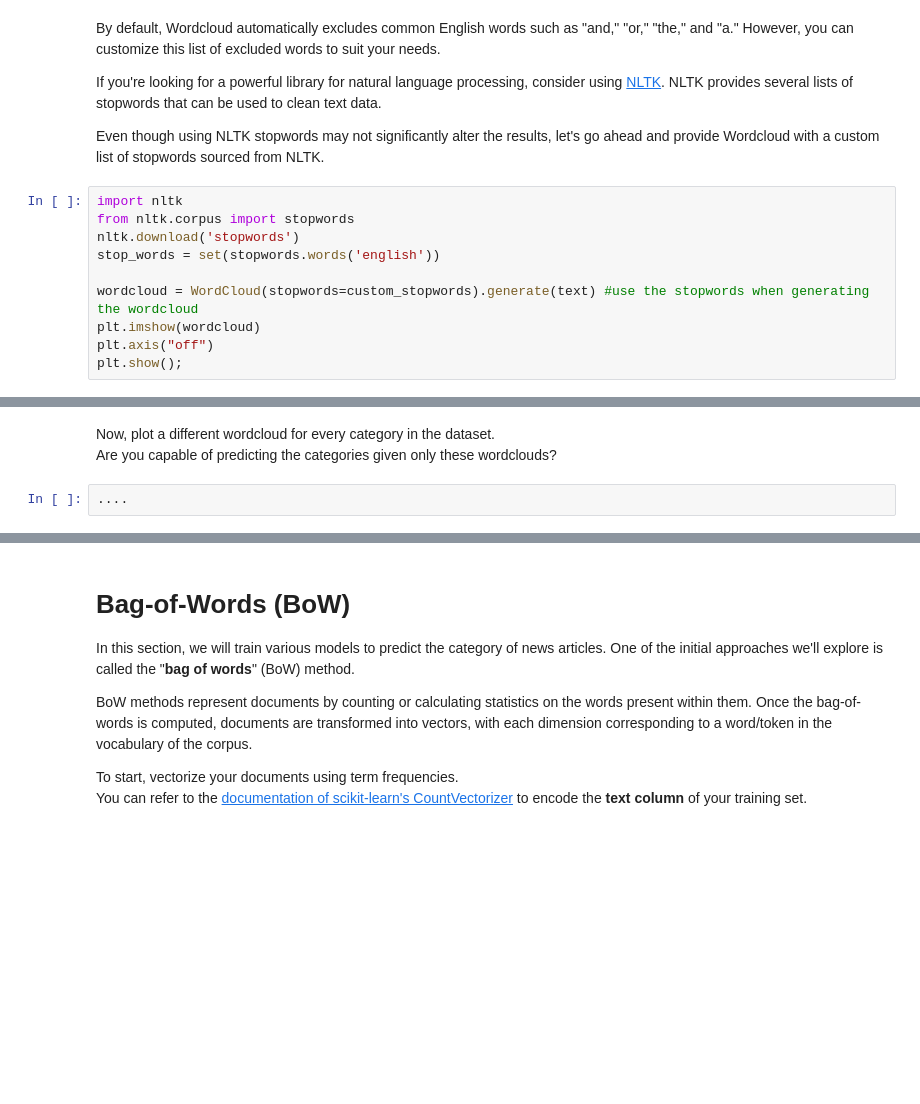
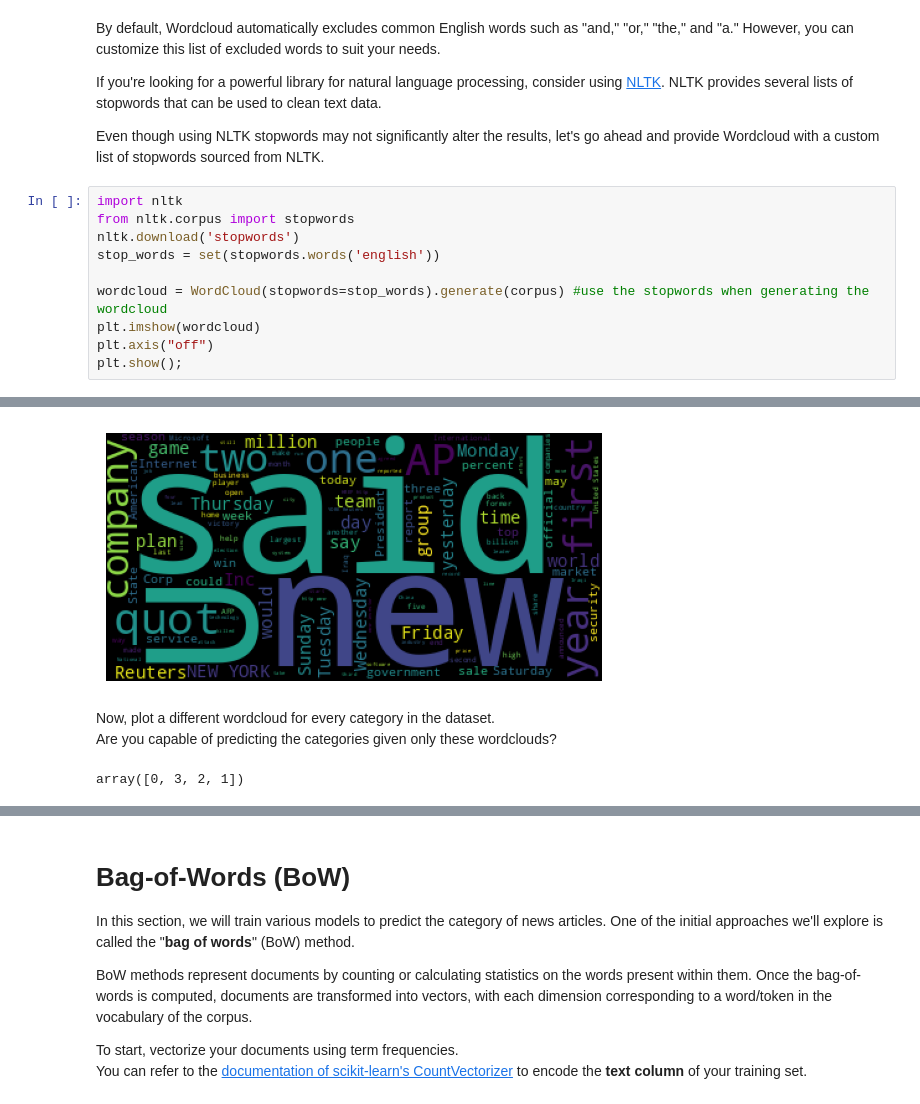
Before and after one commit to MaxMosh/AIF, a Jupyter notebook: nlp/AIF_nlp.ipynb, the cells around one changed output, grey strips where cells are left out. Saved outputs shown, nothing was run; the diff lists cells and outputs as text; blank space fills up the shorter version.

```diff
--- a/nlp/AIF_nlp.ipynb
+++ b/nlp/AIF_nlp.ipynb
@@ -90,7 +90,8 @@ from nltk.corpus import stopwords
 nltk.download('stopwords')
 stop_words = set(stopwords.words('english'))
 
-wordcloud = WordCloud(stopwords=custom_stopwords).generate(text) #use the stopwords when generating the wordcloud
+wordcloud = WordCloud(stopwords=stop_words).generate(corpus) #use the stopwords when generating the wordcloud
 plt.imshow(wordcloud)
 plt.axis("off")
 plt.show();
+# %% [output]
@@ -97,5 +100,7 @@ plt.show();
+[figure, added]
 # %% [markdown]
 Now, plot a different wordcloud for every category in the dataset.
 Are you capable of predicting the categories given only these wordclouds?
 # %%
-....
+# %% [output]
+array([0, 3, 2, 1])
```
Also changed, not shown: parts of 3 cells of this notebook.
